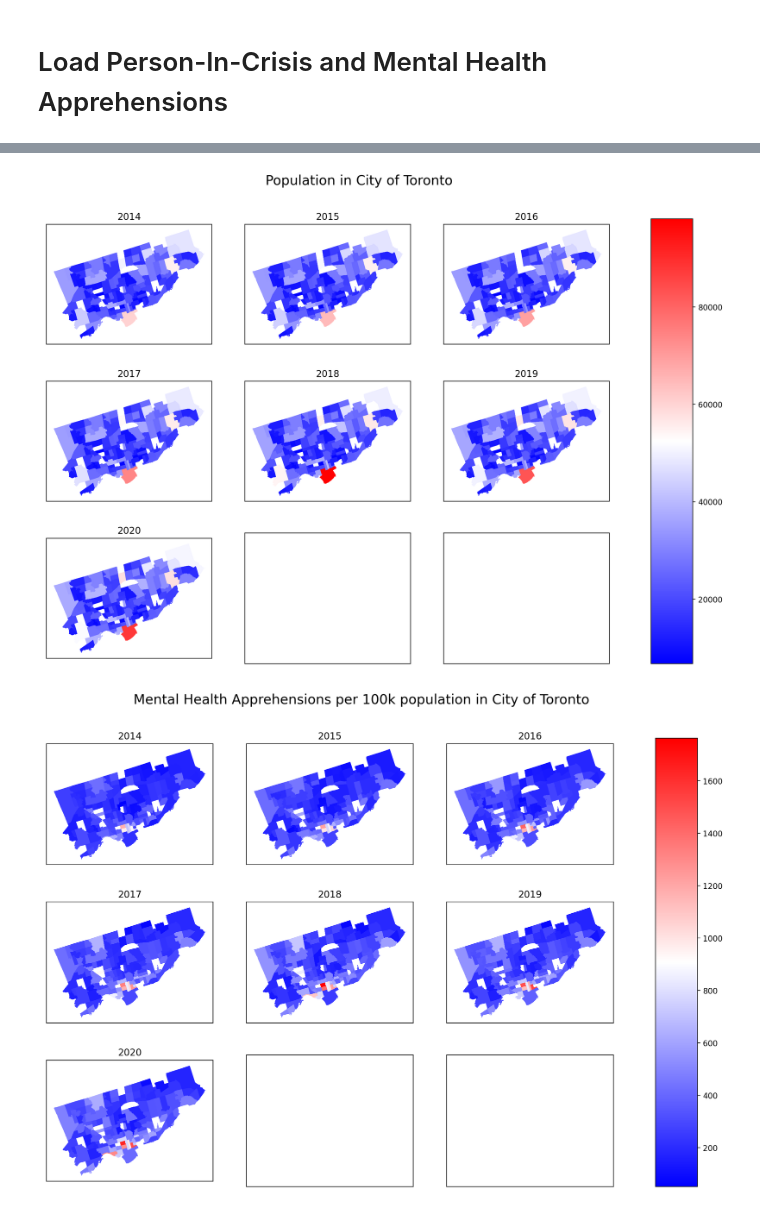
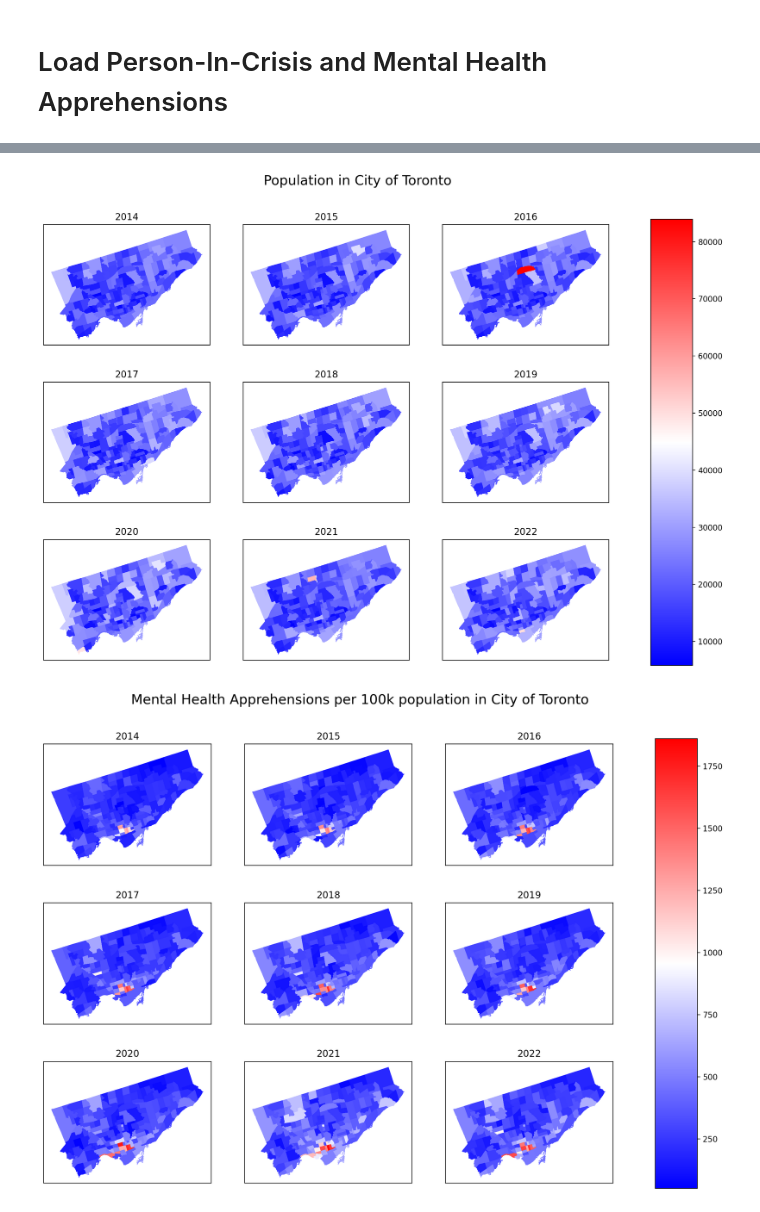
Before and after one commit to WillKWL/Project-TorontoApartment, a Jupyter notebook: source/2a- EDA_neighbourhoods.ipynb, the cells around one changed output, grey strips where cells are left out. Cells and saved outputs as stored; diff of their text form; code cells hidden in the pictures.

```diff
--- a/source/2a- EDA_neighbourhoods.ipynb
+++ b/source/2a- EDA_neighbourhoods.ipynb
@@ -99,5 +99,5 @@ stations_area.plot(ax = ax,
 stations_point.plot(ax=ax,
                     color = 'blue',
                     markersize = 3)
-ax.set_title('Distance in km from University of Toronto St. George campus')
+ax.set_title('Distance in km from RBC WaterPark Place')
 # %% [output]
@@ -119,7 +119,7 @@ pic_mha.head()
 # %%
-pic_mha.hood_id = pic_mha.hood_id.astype(str)
+pic_mha.HOOD_ID = pic_mha.HOOD_ID.astype(str)
 # %%
-pic_mha_merge = pic_mha.merge(neighbourhoods[['hood_id', 'geometry']], on = 'hood_id', how = 'inner')
+pic_mha_merge = pic_mha.merge(neighbourhoods[['HOOD_ID', 'geometry']], on = 'HOOD_ID', how = 'inner')
 # %%
 pic_mha_merge = gpd.GeoDataFrame(pic_mha_merge, geometry = 'geometry', crs = epsg_3d)
 # %%
@@ -136,8 +136,8 @@ def plot_one(var, var_type, title, row, col):
 
     plt.subplots_adjust(bottom=0.1, right=0.8, top=0.9)
     cax = plt.axes([0.85, 0.1, 0.05, 0.8])
-    for year, ax in zip(pic_mha_merge['occurrence_year'].unique(), axes.flatten()):
-        pic_mha_merge.loc[(pic_mha_merge['type'] == var_type) & (pic_mha_merge['occurrence_year'] == year)].plot(
+    for year, ax in zip(pic_mha_merge['OCC_YEAR'].unique(), axes.flatten()):
+        pic_mha_merge.loc[(pic_mha_merge['type'] == var_type) & (pic_mha_merge['OCC_YEAR'] == year)].plot(
             column = var,
             cmap = 'bwr',
             norm = norm,
@@ -151,13 +151,13 @@ def plot_one(var, var_type, title, row, col):
 
     fig.suptitle(title, size='xx-large')
 # %%
-plot_one('population', 'count', 'Population in City of Toronto', 3, 3)
+plot_one('POP', 'count', 'Population in City of Toronto', 3, 3)
 # %% [output]
-[figure, old version]
+[figure, new version]
 # %%
 plot_one('MentalHealth', 'rate', 'Mental Health Apprehensions per 100k population in City of Toronto', 3, 3)
 # %% [output]
-[figure, old version]
+[figure, new version]
 # %%
 plot_one('PersonInCrisis', 'rate', 'Person-In-Crisis Calls for Services per 100k population in City of Toronto', 3, 3)
 # %% [output]
```
Also changed, not shown: parts of 6 cells of this notebook, 6 other files.
